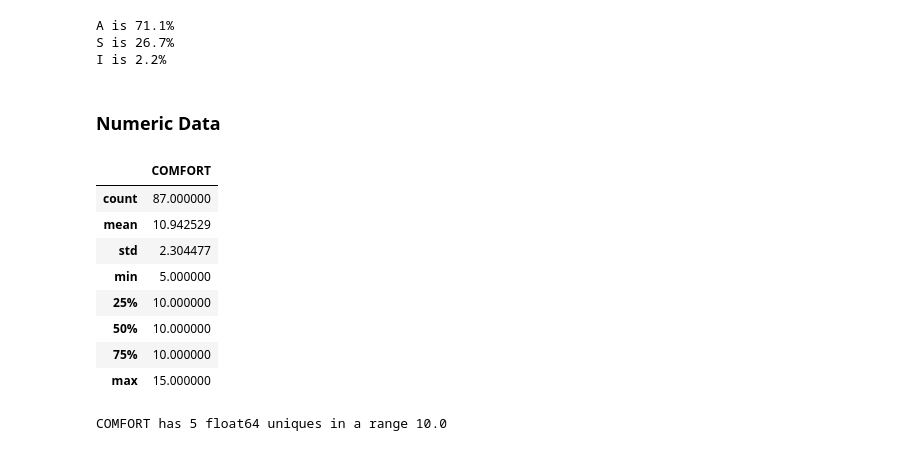
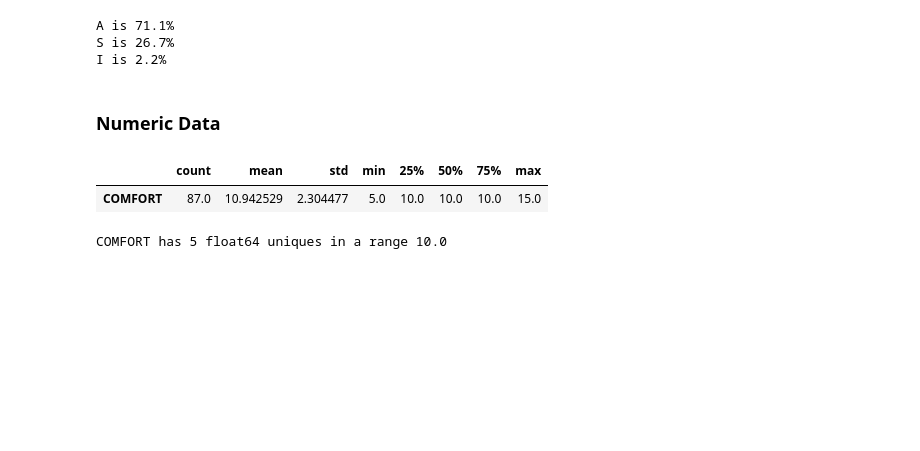
Before and after one commit to gitclem/MachineLearningTemplates, a Jupyter notebook: ClemMLTemplatePostOp.ipynb, the cells around one changed output. Cells and saved outputs as stored; diff of their text form; code cells hidden in the pictures; blank space fills up the shorter version.

```diff
--- a/ClemMLTemplatePostOp.ipynb
+++ b/ClemMLTemplatePostOp.ipynb
@@ -187,17 +187,10 @@ I is 2.2%
 # %% [markdown]
 ### Numeric Data
 # %%
-df[XNumerics].describe()
+df[XNumerics].describe().transpose()
 # %% [output]
-|  | COMFORT |
-| count | 87.000000 |
-| mean | 10.942529 |
-| std | 2.304477 |
-| min | 5.000000 |
-| 25% | 10.000000 |
-| 50% | 10.000000 |
-| 75% | 10.000000 |
-| max | 15.000000 |
+|  | count | mean | std | min | 25% | 50% | 75% | max |
+| COMFORT | 87.0 | 10.942529 | 2.304477 | 5.0 | 10.0 | 10.0 | 10.0 | 15.0 |
 # %%
 for xname in XNumerics:
     uniques = len(df[xname].unique())
```
Also changed, not shown: parts of 4 cells of this notebook, 1 other file.
